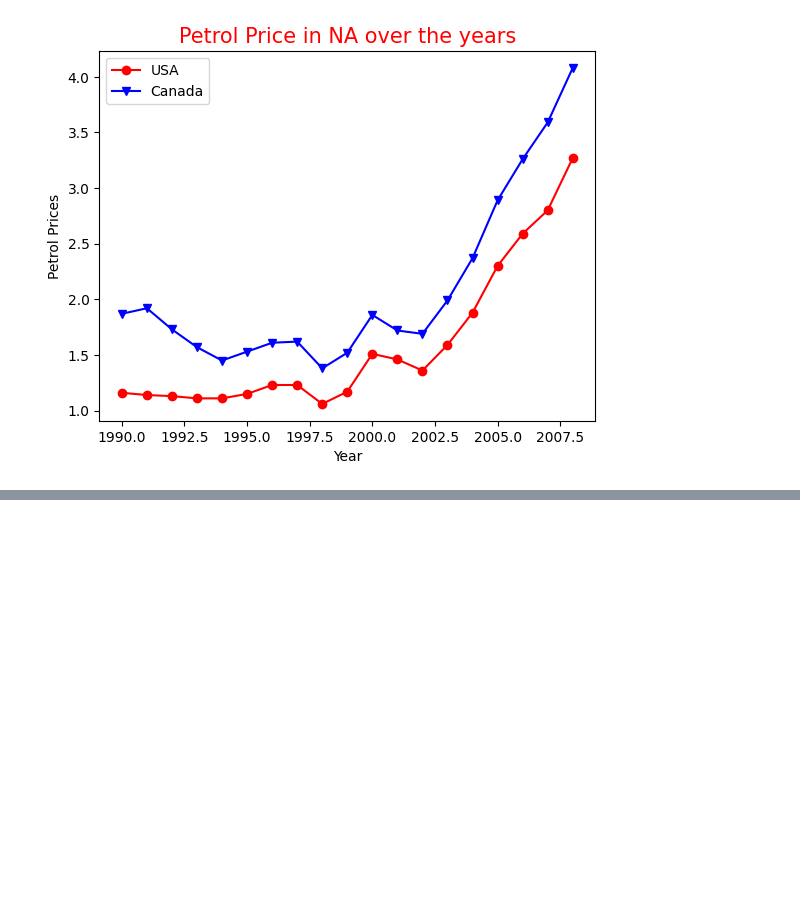
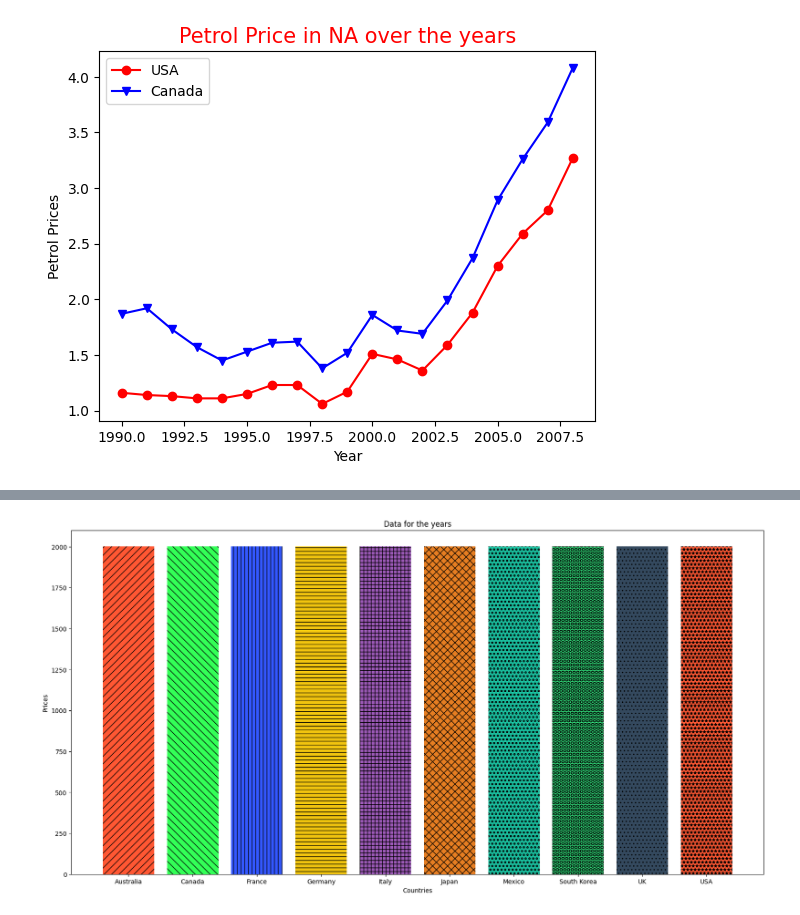
Before and after one commit to ashu-tagore/Data_Science_Basics, a Jupyter notebook: notebooks/03_Data_Visualization.ipynb, the cells around one changed output, grey strips where cells are left out. Drawn from its saved outputs; the diff is of its cells as text; code cells hidden in the pictures; blank space fills up the shorter version.

```diff
--- a/notebooks/03_Data_Visualization.ipynb
+++ b/notebooks/03_Data_Visualization.ipynb
@@ -86,0 +127,26 @@ plt.show()
+# %%
+year_data = df.loc[11, 'Year']
+year_data
+# It selects the data of 11th row in the 'Year' column
+
+colors = ["#FF5733", "#33FF57", "#3357FF", "#F1C40F", "#9B59B6", "#E67E22", "#1ABC9C", "#2ECC71", "#34495E"]
+hatches = ['//', '\\\\', '||', '--', '++', 'xx', 'oo', 'OO', '..', '**']
+
+plt.figure(figsize=(20,10))
+
+bars = plt.bar(df.columns[1:], year_data, color = colors)
+# This line creates a bar chart using the dataframe's column names (excluding the first) as x-axis labels,
+# the year_data values as bar heights, and applies a custom color to each bar, storing the created bar objects for further modification.
+# df.columns[1:]: This provides the labels for the x-axis.
+# [1:] is a slice that means "from the column at position 1 to the end." It skips the first column (index 0).
+
+for bar, hatch in zip(bars, hatches): # Applying hatch pattern for each bar
+    bar.set_hatch(hatch)
+
+plt.title('Data for the years')
+plt.xlabel('Countries')
+plt.ylabel('Prices')
+
+plt.show()
+# %% [output]
+[figure, added]
```
Also changed, not shown: parts of 5 cells of this notebook.
